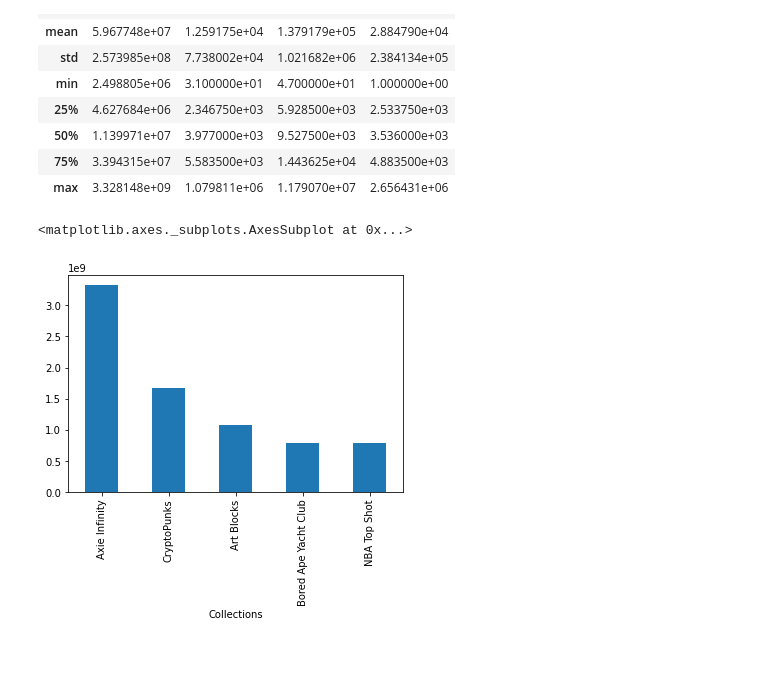
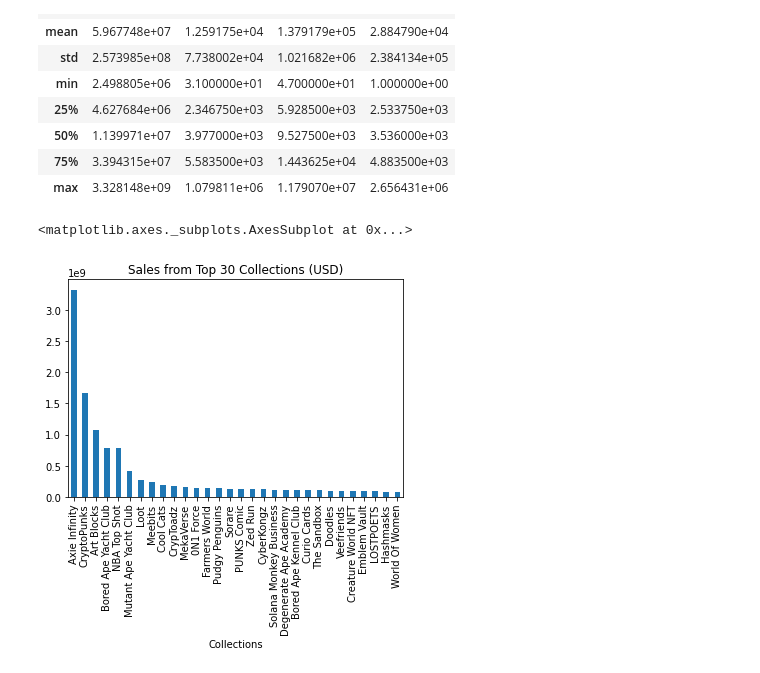
Before and after one commit to Sarah-Yifei-Wang/w209_visualization, a Jupyter notebook: notebooks/EDA.ipynb, the cells around one changed output. Saved outputs shown, nothing was run; the diff lists cells and outputs as text; code cells hidden in the pictures.

```diff
--- a/notebooks/EDA.ipynb
+++ b/notebooks/EDA.ipynb
@@ -87,11 +89,11 @@ nft_transactions.describe()
 | 75% | 3.394315e+07 | 5.583500e+03 | 1.443625e+04 | 4.883500e+03 |
 | max | 3.328148e+09 | 1.079811e+06 | 1.179070e+07 | 2.656431e+06 |
 # %%
-top_collections = nft_transactions.groupby('Collections').sum().sort_values('Sales in USD', ascending = False).head(5)
+top_collections = nft_transactions.groupby('Collections').sum().sort_values('Sales in USD', ascending = False).head(30)
 # %%
-top_collections['Sales in USD'].plot.bar()
+top_collections['Sales in USD'].plot.bar(title = 'Sales from Top 30 Collections (USD)')
 # %% [output]
 <matplotlib.axes._subplots.AxesSubplot at 0x...>
-[figure, old version]
+[figure, new version]
 # %%
 # hypothesis: DOES MORE NUMBER OF buyers PROVE MORE SALES
```
Also changed, not shown: parts of 11 cells of this notebook.
